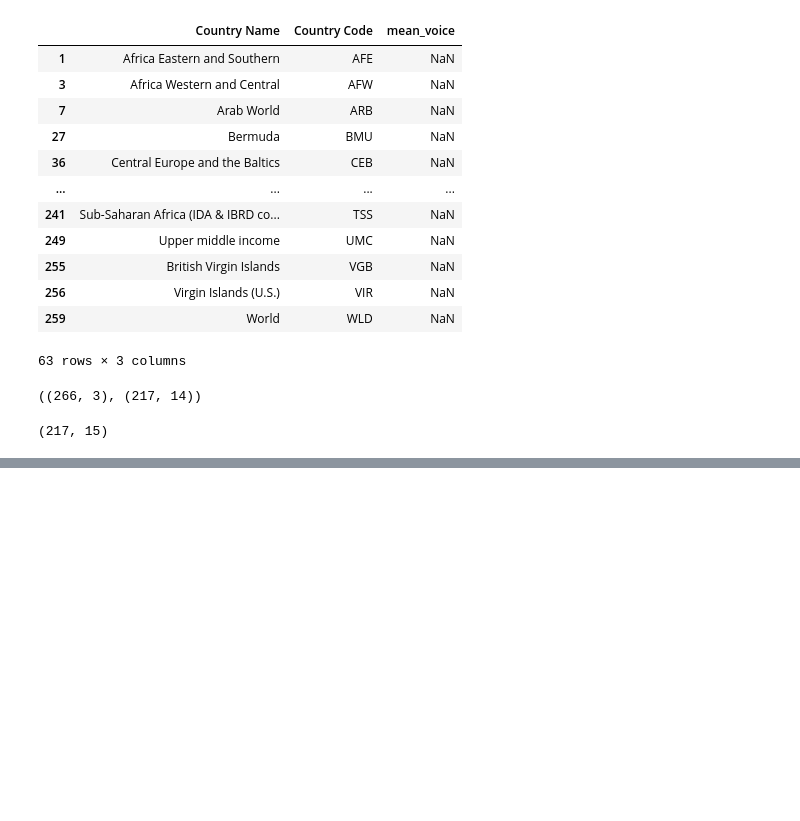
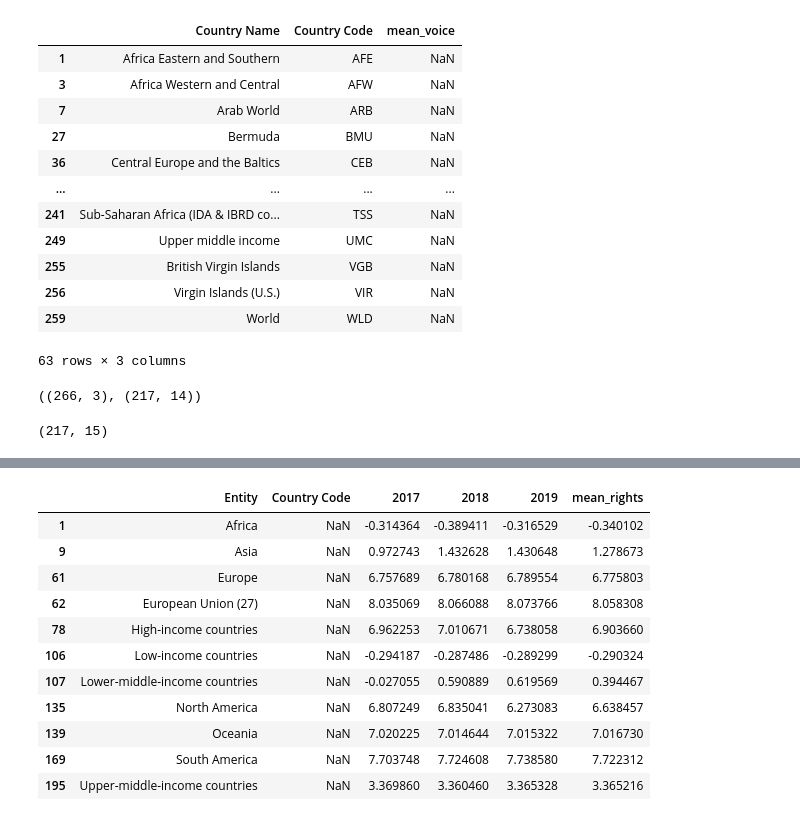
Before and after one commit to MartaGDC/Queering-the-map, a Jupyter notebook: notebooks/3. Country characteristics.ipynb, the cells around one changed output, grey strips where cells are left out. Cells and saved outputs as stored; diff of their text form; code cells hidden in the pictures; blank space fills up the shorter version.

```diff
--- a/notebooks/3. Country characteristics.ipynb
+++ b/notebooks/3. Country characteristics.ipynb
@@ -951,0 +945,7 @@ stability.to_csv("../data/charactCountry/stability/stability_rank.csv")
+# %%
+rights = rights.pivot(index=["Entity", "Code"], columns="Year", values="LGBT+ Policy Index")
+# %%
+rights.columns.name = None
+rights.reset_index(inplace=True)
+rights.rename(columns={"Code": "Country Code"}, inplace=True)
+rights.sample(5)
@@ -951,0 +960,9 @@ stability.to_csv("../data/charactCountry/stability/stability_rank.csv")
+# %%
+rights.drop(columns=[1991, 1992, 1993, 1994, 1995, 1996, 1997, 1998, 1999, 2000, 2001, 2002, 2003, 2004, 2005, 2006, 2007,
+                     2008, 2009, 2010, 2011, 2012, 2013, 2014, 2015, 2016],
+            inplace = True)
+# %%
+mean_rights = []
+for index, rows in rights.iterrows():
+    mean_rights.append(np.nanmean([rows[2017], rows[2018], rows[2019]]))
+rights["mean_rights"] = mean_rights
@@ -951,0 +979,15 @@ stability.to_csv("../data/charactCountry/stability/stability_rank.csv")
+# %%
+rights.loc[rights[rights["Country Code"].isna()].index] # They are regions
+# %% [output]
+|  | Entity | Country Code | 2017 | 2018 | 2019 | mean_rights |
+| 1 | Africa | NaN | -0.314364 | -0.389411 | -0.316529 | -0.340102 |
+| 9 | Asia | NaN | 0.972743 | 1.432628 | 1.430648 | 1.278673 |
+| 61 | Europe | NaN | 6.757689 | 6.780168 | 6.789554 | 6.775803 |
+| 62 | European Union (27) | NaN | 8.035069 | 8.066088 | 8.073766 | 8.058308 |
+| 78 | High-income countries | NaN | 6.962253 | 7.010671 | 6.738058 | 6.903660 |
+| 106 | Low-income countries | NaN | -0.294187 | -0.287486 | -0.289299 | -0.290324 |
+| 107 | Lower-middle-income countries | NaN | -0.027055 | 0.590889 | 0.619569 | 0.394467 |
+| 135 | North America | NaN | 6.807249 | 6.835041 | 6.273083 | 6.638457 |
+| 139 | Oceania | NaN | 7.020225 | 7.014644 | 7.015322 | 7.016730 |
+| 169 | South America | NaN | 7.703748 | 7.724608 | 7.738580 | 7.722312 |
+| 195 | Upper-middle-income countries | NaN | 3.369860 | 3.360460 | 3.365328 | 3.365216 |
```
Also changed, not shown: parts of 90 cells of this notebook, 15 other files.
